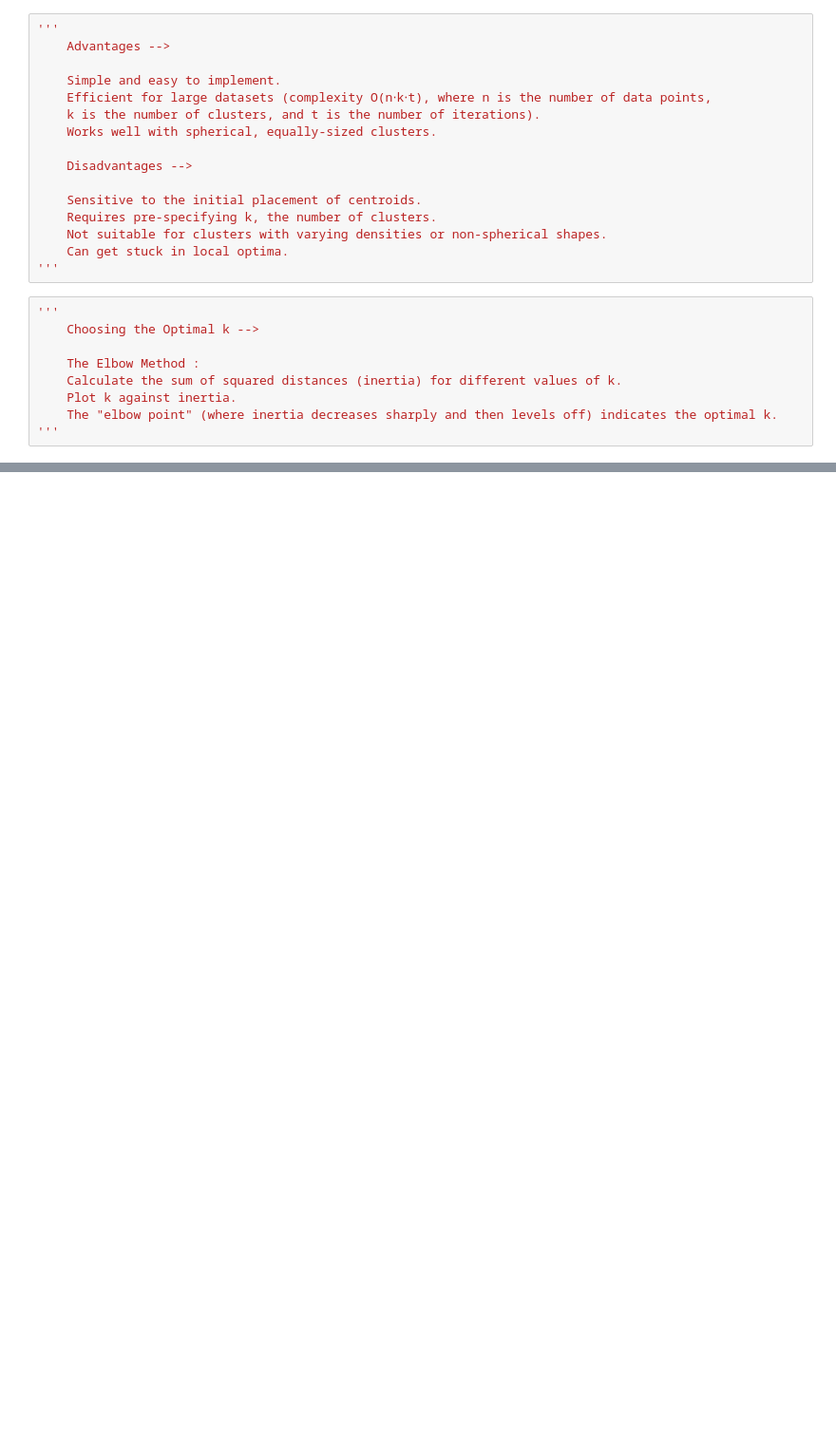
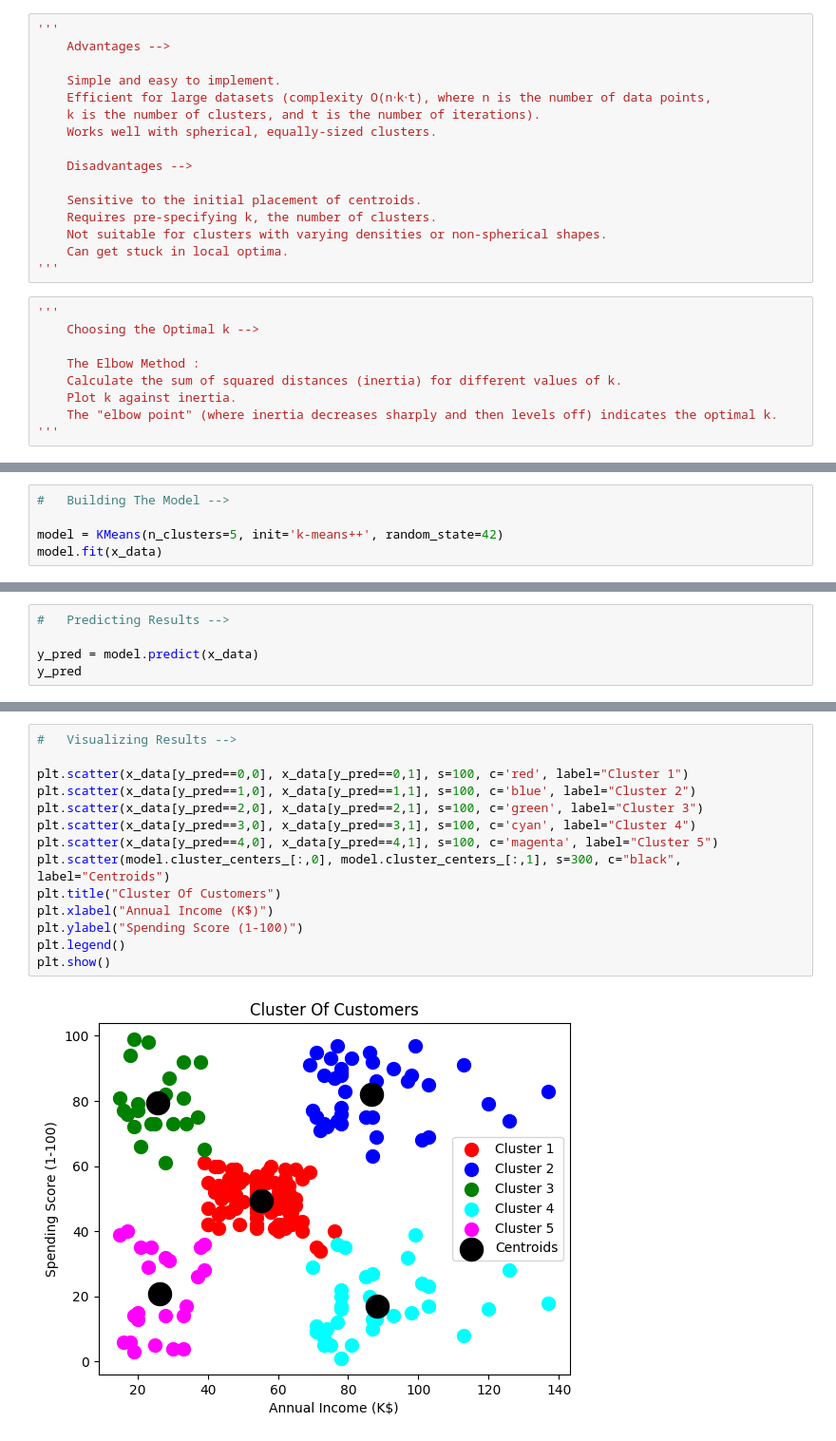
Before and after one commit to KrishnaKV2004/Machine-Learning, a Jupyter notebook: 4 Clustering/1 K Means Clustering/K-Means-Clustering.ipynb, the cells around one changed output, grey strips where cells are left out. Shown at 95% size. Drawn from its saved outputs; the diff is of its cells as text; blank space fills up the shorter version.

```diff
--- a/4 Clustering/1 K Means Clustering/K-Means-Clustering.ipynb
+++ b/4 Clustering/1 K Means Clustering/K-Means-Clustering.ipynb
@@ -68,0 +131,5 @@
+# %%
+#   Building The Model -->
+
+model = KMeans(n_clusters=5, init='k-means++', random_state=42)
+model.fit(x_data)
@@ -68,0 +138,5 @@
+# %%
+#   Predicting Results -->
+
+y_pred = model.predict(x_data)
+y_pred
@@ -68,0 +154,16 @@
+# %%
+#   Visualizing Results -->
+
+plt.scatter(x_data[y_pred==0,0], x_data[y_pred==0,1], s=100, c='red', label="Cluster 1")
+plt.scatter(x_data[y_pred==1,0], x_data[y_pred==1,1], s=100, c='blue', label="Cluster 2")
+plt.scatter(x_data[y_pred==2,0], x_data[y_pred==2,1], s=100, c='green', label="Cluster 3")
+plt.scatter(x_data[y_pred==3,0], x_data[y_pred==3,1], s=100, c='cyan', label="Cluster 4")
+plt.scatter(x_data[y_pred==4,0], x_data[y_pred==4,1], s=100, c='magenta', label="Cluster 5")
+plt.scatter(model.cluster_centers_[:,0], model.cluster_centers_[:,1], s=300, c="black", label="Centroids")
+plt.title("Cluster Of Customers")
+plt.xlabel("Annual Income (K$)")
+plt.ylabel("Spending Score (1-100)")
+plt.legend()
+plt.show()
+# %% [output]
+[figure, added]
```
Also changed, not shown: parts of 6 cells of this notebook, 1 other file.
